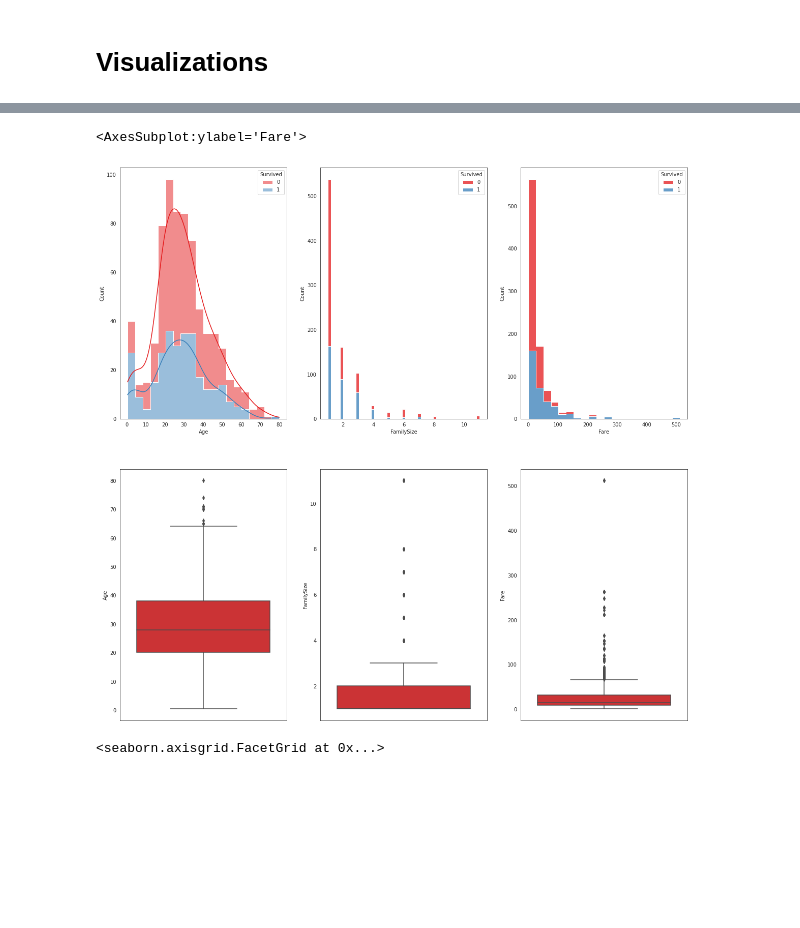
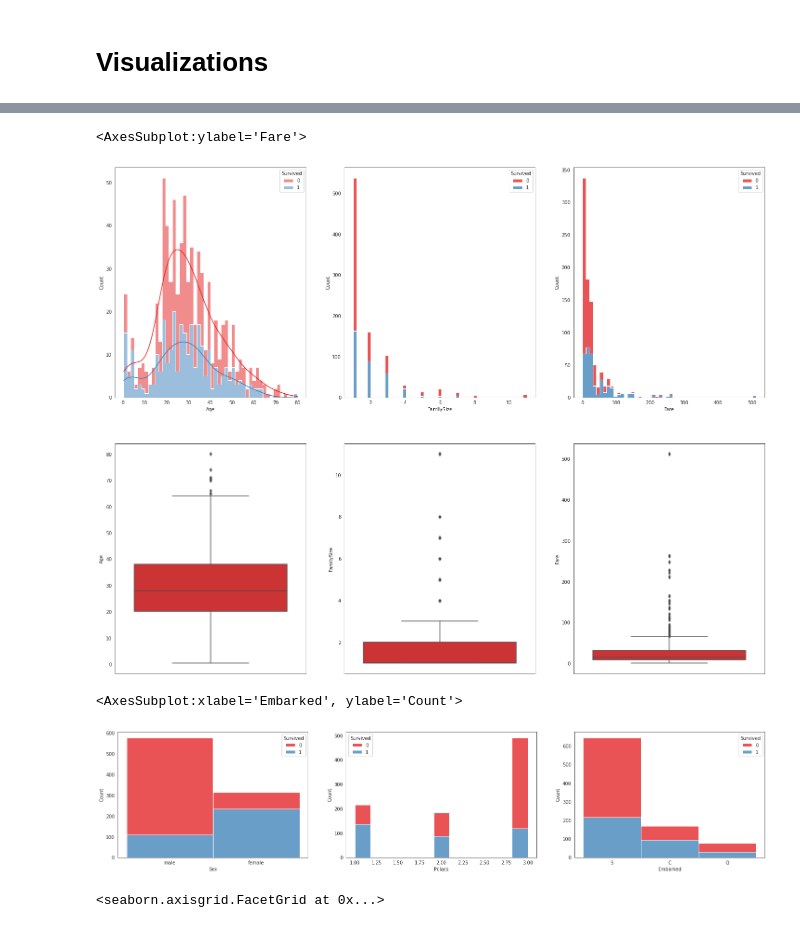
Before and after one commit to Hormozzan/TitanicPassengersSurvivalPrediction, a Jupyter notebook: titanic-passengers-survival-prediction.ipynb, the cells around one changed output, grey strips where cells are left out. Saved outputs shown, nothing was run; the diff lists cells and outputs as text; code cells hidden in the pictures; blank space fills up the shorter version.

Commit message:
Kaggle Notebook | Add Normalizer, Edit Charts

```diff
--- a/titanic-passengers-survival-prediction.ipynb
+++ b/titanic-passengers-survival-prediction.ipynb
@@ -164,17 +199,25 @@ print(train_df[['Parch', 'Survived']].groupby('Parch', as_index=False).mean().so
 # %%
-fig, axis = plt.subplots(2, 3, figsize=(20, 20))
-sns.histplot(data=train_df, x='Age', hue='Survived', multiple='stack', element='step', kde=True, ax=axis[0, 0])
+fig, axis = plt.subplots(2, 3, figsize=(25, 20))
+sns.histplot(data=train_df, x='Age', hue='Survived', bins=50, multiple='stack', element='step', kde=True, ax=axis[0, 0])
 p = sns.histplot(data=train_df, x=(train_df['Parch'] + train_df['SibSp'] + 1), hue='Survived', multiple='stack', element='step', ax=axis[0, 1])
 p.set_xlabel('FamilySize')
-sns.histplot(data=train_df, x='Fare', hue='Survived', bins=20, multiple='stack', element='step', ax=axis[0, 2])
+sns.histplot(data=train_df, x='Fare', hue='Survived', bins=50, multiple='stack', element='step', ax=axis[0, 2])
 
 sns.boxplot(data=train_df, y='Age', hue='Survived', ax=axis[1, 0])
 p = sns.boxplot(data=train_df, y=(train_df['Parch'] + train_df['SibSp'] + 1), hue='Survived', ax=axis[1, 1])
 p.set_ylabel('FamilySize')
 sns.boxplot(data=train_df, y='Fare', hue='Survived', ax=axis[1, 2])
 # %% [output]
 <AxesSubplot:ylabel='Fare'>
-[figure, old version]
+[figure, new version]
+# %%
+fig, axis = plt.subplots(1, 3, figsize=(25, 5))
+sns.histplot(data=train_df, x='Sex', hue='Survived', multiple='stack', ax=axis[0])
+sns.histplot(data=train_df, x='Pclass', hue='Survived', multiple='stack', ax=axis[1])
+sns.histplot(data=train_df, x='Embarked', hue='Survived', multiple='stack', ax=axis[2])
+# %% [output]
+<AxesSubplot:xlabel='Embarked', ylabel='Count'>
+[figure, added]
 # %%
 grid = sns.FacetGrid(train_df, row='Sex', col='Pclass', height=5, hue='Survived')
 grid.map(sns.histplot, 'Age', bins=20, multiple='stack', element='step')
```
Also changed, not shown: parts of 19 cells of this notebook.
